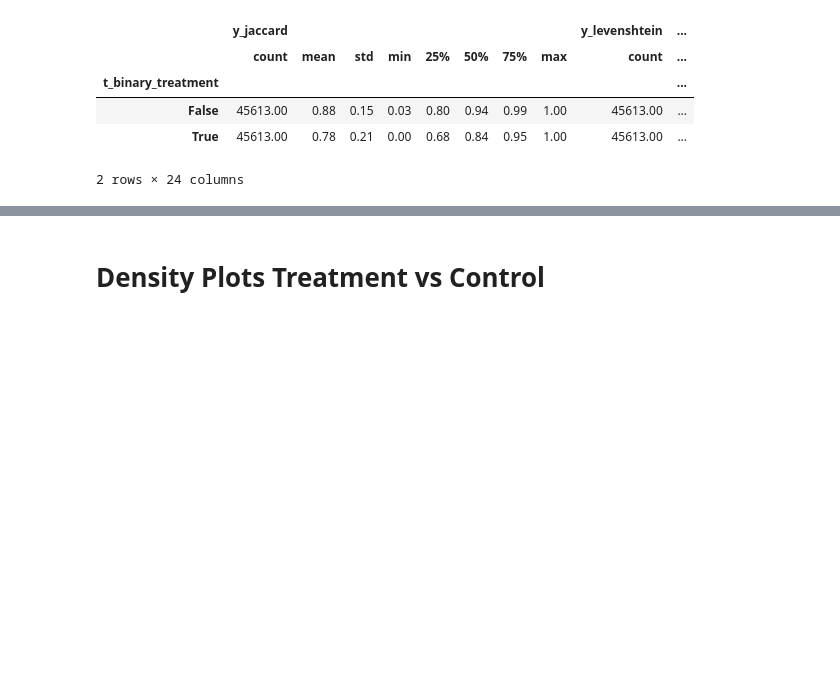
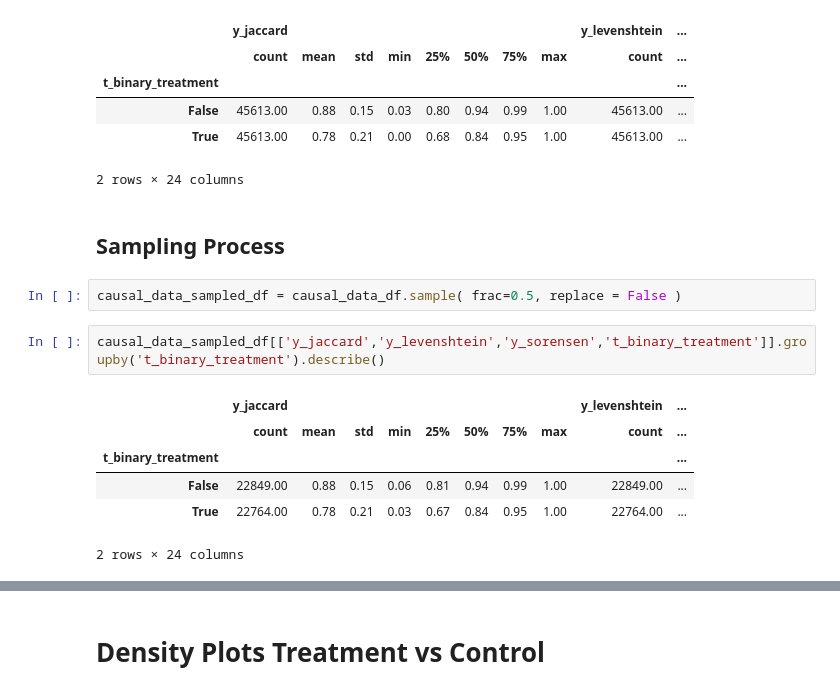
Before and after one commit to WM-SEMERU/SyntaxEval, a Jupyter notebook: nbs/01_causal_evaluation.ipynb, the cells around one changed output, grey strips where cells are left out. Drawn from its saved outputs; the diff is of its cells as text; blank space fills up the shorter version.

```diff
--- a/nbs/01_causal_evaluation.ipynb
+++ b/nbs/01_causal_evaluation.ipynb
@@ -102,3 +102,16 @@ causal_data_df[['y_jaccard','y_levenshtein','y_sorensen','t_binary_treatment']].
 | False | 45613.00 | 0.88 | 0.15 | 0.03 | 0.80 | 0.94 | 0.99 | 1.00 | 45613.00 | ... |
 | True | 45613.00 | 0.78 | 0.21 | 0.00 | 0.68 | 0.84 | 0.95 | 1.00 | 45613.00 | ... |
 2 rows × 24 columns
+# %% [markdown]
+## Sampling Process
+# %%
+causal_data_sampled_df = causal_data_df.sample( frac=0.5, replace = False )
+# %%
+causal_data_sampled_df[['y_jaccard','y_levenshtein','y_sorensen','t_binary_treatment']].groupby('t_binary_treatment').describe()
+# %% [output]
+|  | y_jaccard |  |  |  |  |  |  |  | y_levenshtein | ... |
+|  | count | mean | std | min | 25% | 50% | 75% | max | count | ... |
+| t_binary_treatment |  |  |  |  |  |  |  |  |  | ... |
+| False | 22849.00 | 0.88 | 0.15 | 0.06 | 0.81 | 0.94 | 0.99 | 1.00 | 22849.00 | ... |
+| True | 22764.00 | 0.78 | 0.21 | 0.03 | 0.67 | 0.84 | 0.95 | 1.00 | 22764.00 | ... |
+2 rows × 24 columns
```
Also changed, not shown: parts of 19 cells of this notebook.
